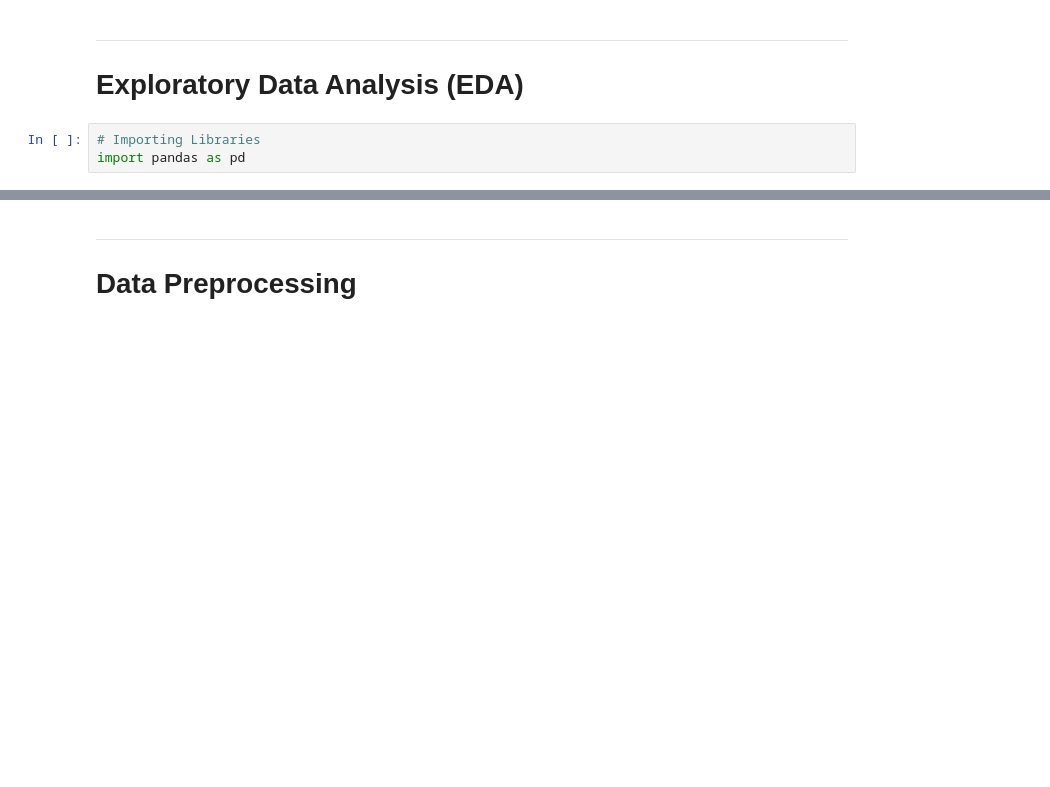
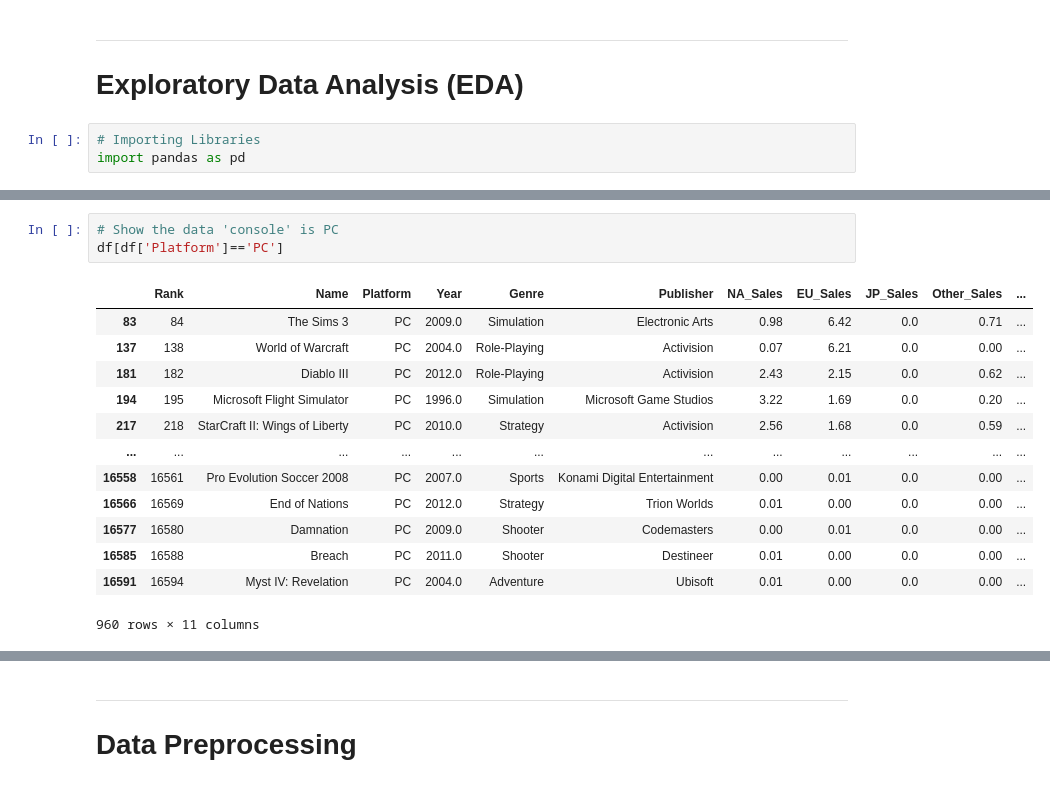
Before and after one commit to ThanyabunPh/wu-python-workshop, a Jupyter notebook: notebook_day2.ipynb, the cells around one changed output, grey strips where cells are left out. Saved outputs shown, nothing was run; the diff lists cells and outputs as text; blank space fills up the shorter version.

```diff
--- a/notebook_day2.ipynb
+++ b/notebook_day2.ipynb
@@ -31,3 +31,20 @@ df
+# %%
+# Show the data 'console' is PC
+df[df['Platform']=='PC']
+# %% [output]
+|  | Rank | Name | Platform | Year | Genre | Publisher | NA_Sales | EU_Sales | JP_Sales | Other_Sales | ... |
+| 83 | 84 | The Sims 3 | PC | 2009.0 | Simulation | Electronic Arts | 0.98 | 6.42 | 0.0 | 0.71 | ... |
+| 137 | 138 | World of Warcraft | PC | 2004.0 | Role-Playing | Activision | 0.07 | 6.21 | 0.0 | 0.00 | ... |
+| 181 | 182 | Diablo III | PC | 2012.0 | Role-Playing | Activision | 2.43 | 2.15 | 0.0 | 0.62 | ... |
+| 194 | 195 | Microsoft Flight Simulator | PC | 1996.0 | Simulation | Microsoft Game Studios | 3.22 | 1.69 | 0.0 | 0.20 | ... |
+| 217 | 218 | StarCraft II: Wings of Liberty | PC | 2010.0 | Strategy | Activision | 2.56 | 1.68 | 0.0 | 0.59 | ... |
+| ... | ... | ... | ... | ... | ... | ... | ... | ... | ... | ... | ... |
+| 16558 | 16561 | Pro Evolution Soccer 2008 | PC | 2007.0 | Sports | Konami Digital Entertainment | 0.00 | 0.01 | 0.0 | 0.00 | ... |
+| 16566 | 16569 | End of Nations | PC | 2012.0 | Strategy | Trion Worlds | 0.01 | 0.00 | 0.0 | 0.00 | ... |
+| 16577 | 16580 | Damnation | PC | 2009.0 | Shooter | Codemasters | 0.00 | 0.01 | 0.0 | 0.00 | ... |
+| 16585 | 16588 | Breach | PC | 2011.0 | Shooter | Destineer | 0.01 | 0.00 | 0.0 | 0.00 | ... |
+| 16591 | 16594 | Myst IV: Revelation | PC | 2004.0 | Adventure | Ubisoft | 0.01 | 0.00 | 0.0 | 0.00 | ... |
+960 rows × 11 columns
 # %%
 # Show the data type of each column
 df.info()
```
Also changed, not shown: parts of 14 cells of this notebook, 1 other file.
